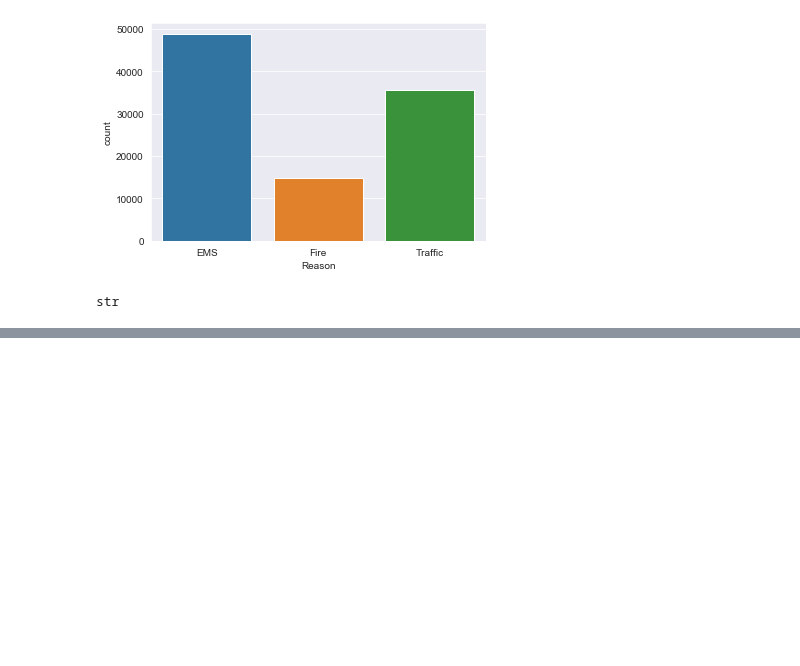
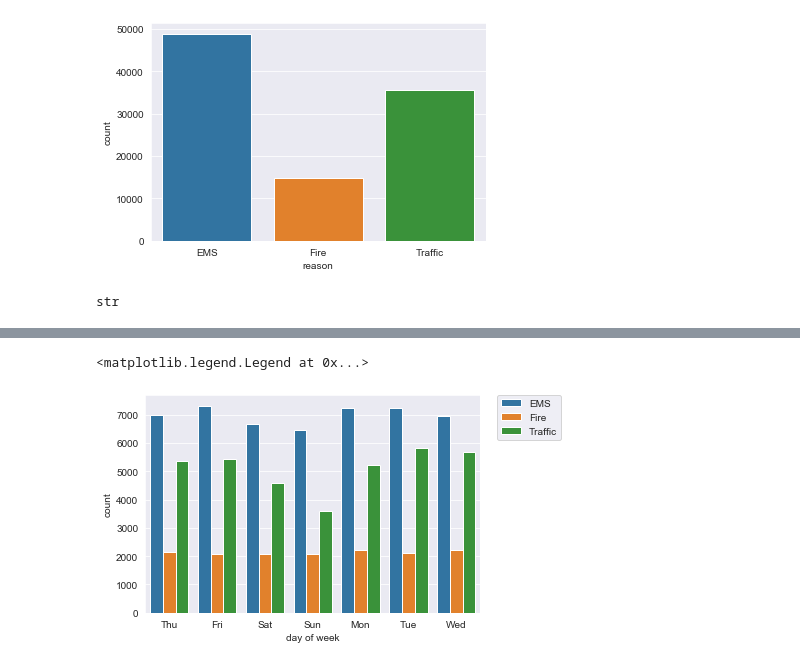
Before and after one commit to Sojiknight/PyDatSciStuds, a Jupyter notebook: Data_Capstone_Projects.ipynb, the cells around one changed output, grey strips where cells are left out. Saved outputs shown, nothing was run; the diff lists cells and outputs as text; code cells hidden in the pictures; blank space fills up the shorter version.

```diff
--- a/Data_Capstone_Projects.ipynb
+++ b/Data_Capstone_Projects.ipynb
@@ -61,5 +53,5 @@ data['title'].nunique()
 # %% [output]
 110
 # %%
-data['Reason'] = data['title'].apply(lambda x: x.split(':')[0])
+data['reason'] = data['title'].apply(lambda x: x.split(':')[0])
 # %%
@@ -103,3 +91,7 @@ type(data['timeStamp'].iloc[1])
 str
 # %%
 data['timeStamp'] = pd.to_datetime(data['timeStamp'])
+# %%
+data['hour'] = data['timeStamp'].apply(lambda time: time.hour)
+data['month'] = data['timeStamp'].apply(lambda time: time.month)
+data['day of week'] = data['timeStamp'].apply(lambda time: time.dayofweek)
@@ -105,0 +113,7 @@ data['timeStamp'] = pd.to_datetime(data['timeStamp'])
+# %%
+dmap = {0: 'Mon', 1:'Tue', 2:'Wed', 3:'Thu', 4:'Fri', 5:'Sat', 6:'Sun'}
+data['day of week'] = data['day of week'].map(dmap)
+# %%
+mmap = {0:'Jan', 1:'Feb', 2:'Mar', 3:'Apr', 4:'May', 5:'Jun', 6:'Jul', 7:'Aug', 8:'Sept', 9:'Oct',
+       10:'Nov', 11:'Dec'}
+data['month'] = data['month'].map(mmap)
@@ -105,0 +122,7 @@ data['timeStamp'] = pd.to_datetime(data['timeStamp'])
+# %%
+sns.countplot(data['day of week'], hue = data['reason'])
+
+plt.legend(bbox_to_anchor=(1.05, 1), loc = 2, borderaxespad=0)
+# %% [output]
+<matplotlib.legend.Legend at 0x...>
+[figure, added]
```
Also changed, not shown: parts of 24 cells of this notebook.
